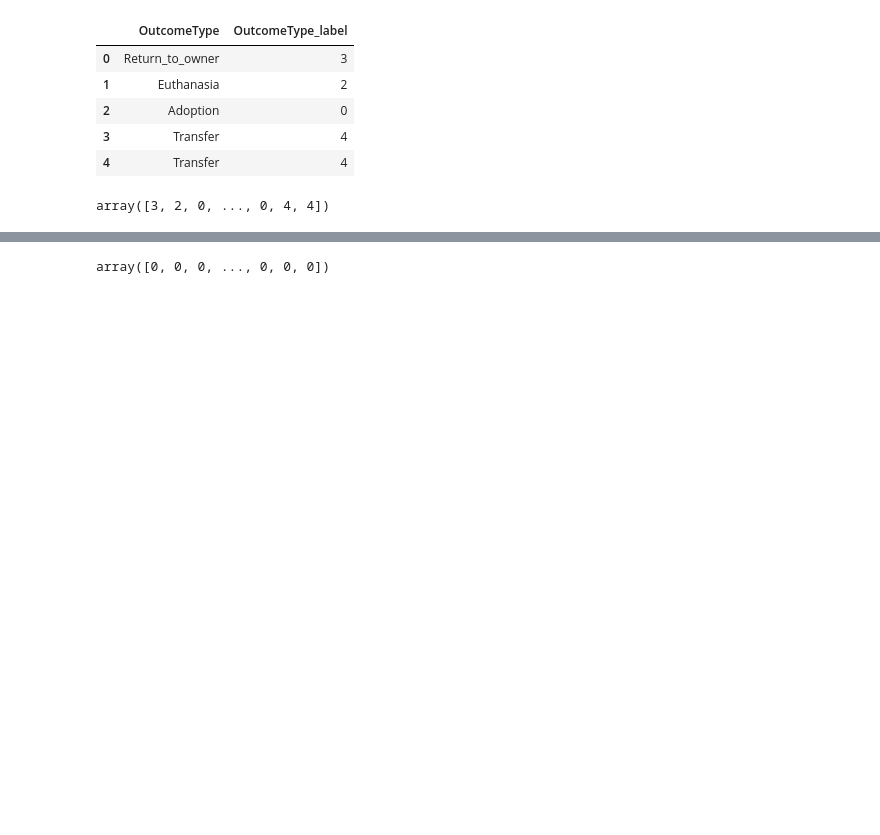
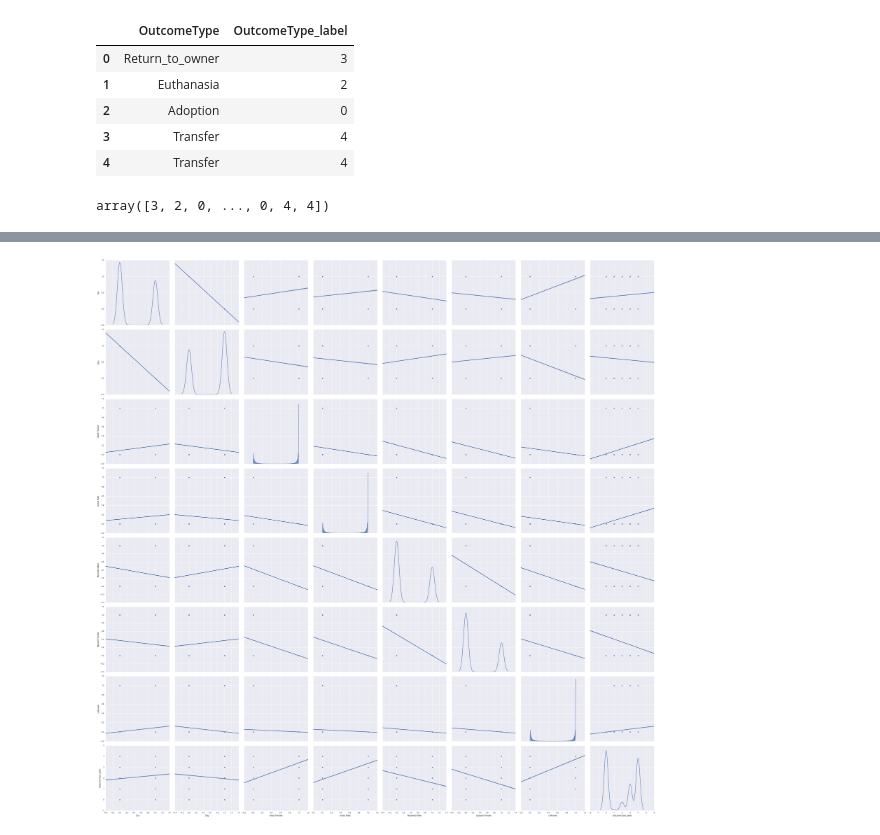
Before and after one commit to samkugji/kaggle-shelter-animal-outcomes, a Jupyter notebook: simple_preprocess.ipynb, the cells around one changed output, grey strips where cells are left out. Saved outputs shown, nothing was run; the diff lists cells and outputs as text; code cells hidden in the pictures; blank space fills up the shorter version.

```diff
--- a/simple_preprocess.ipynb
+++ b/simple_preprocess.ipynb
@@ -217,10 +194,7 @@ test_prep.head()
-# %%
-test_pred = model_1.predict(test_prep)
-test_pred
-# %% [output]
-array([0, 0, 0, ..., 0, 0, 0])
 # %%
 # First EDA(Exploratory data analysis) with vote_1(target)
 
-# sns.pairplot(prep_X_Y, diag_kind="kde", kind="reg", size=5)
-# plt.show()
+sns.pairplot(prep_X_Y, diag_kind="kde", kind="reg", size=5)
+plt.show()
+# %% [output]
+[figure, added]
```
Also changed, not shown: parts of 11 cells of this notebook, 1 other file.
